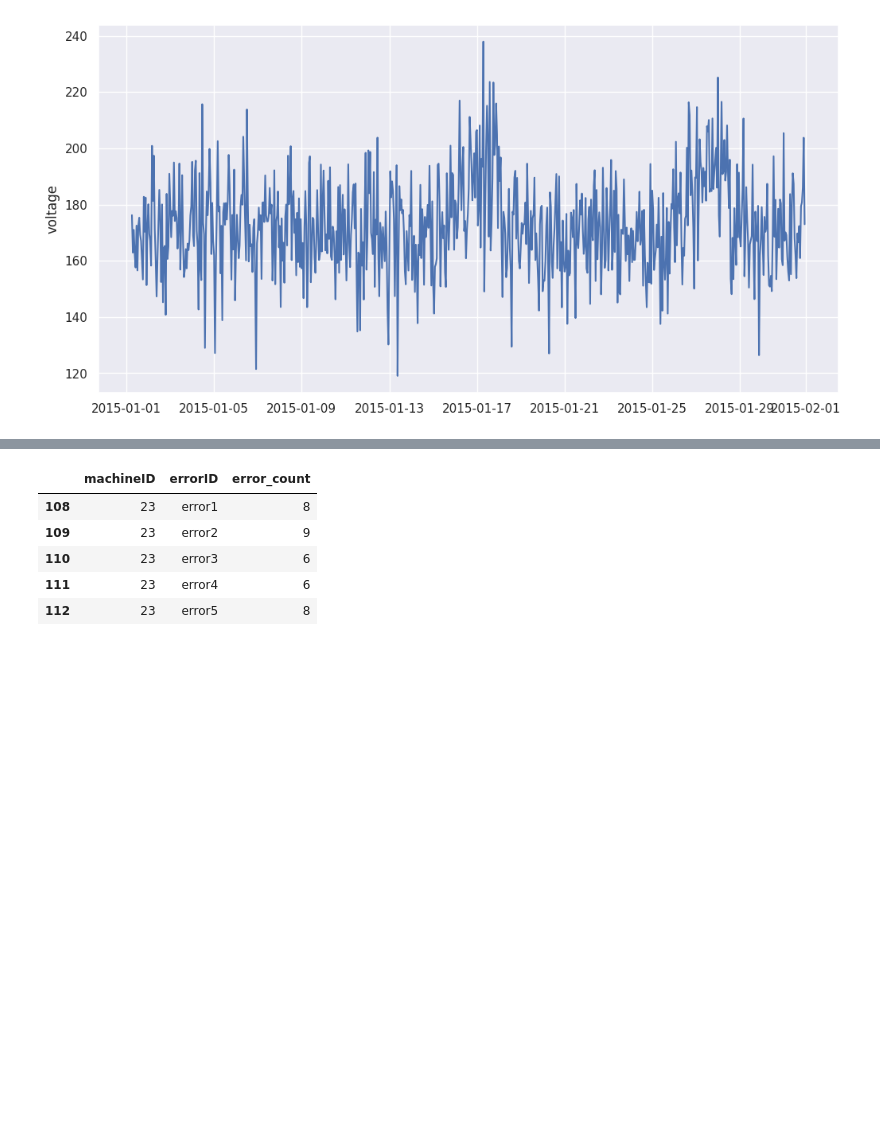
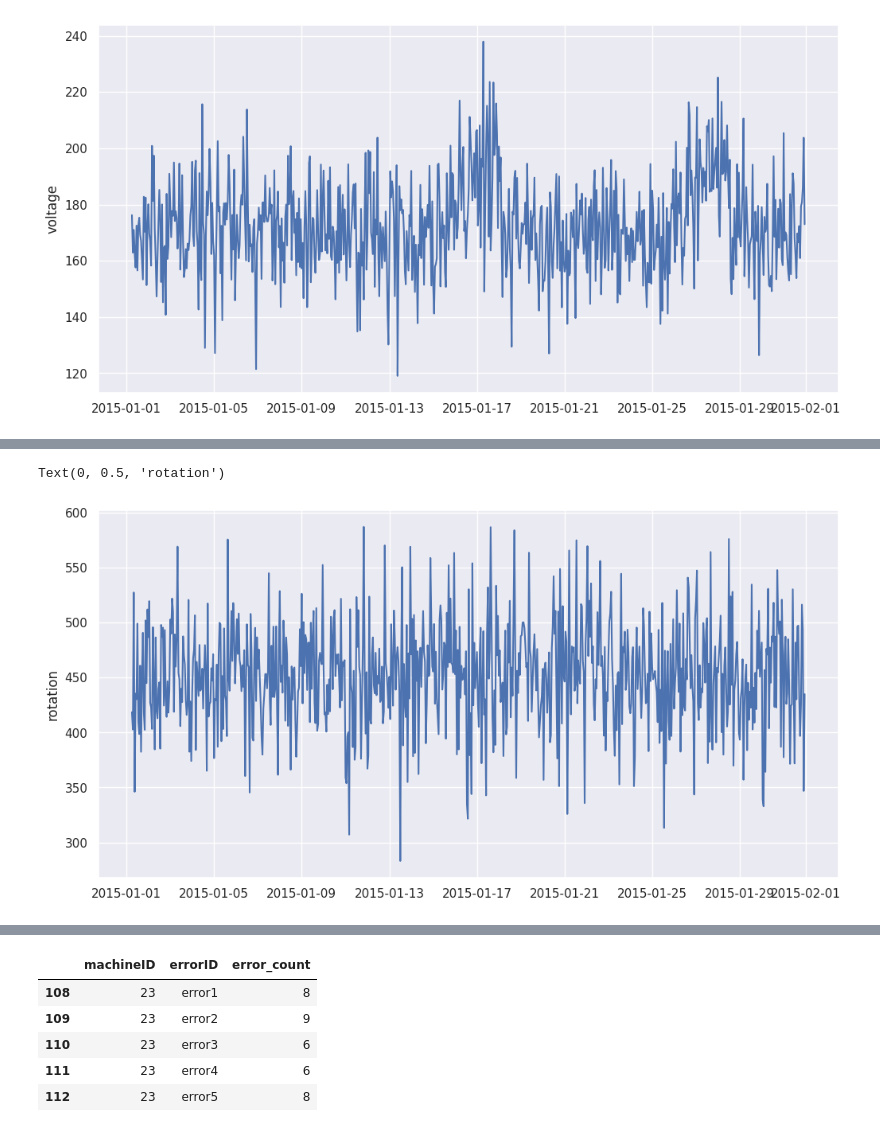
Before and after one commit to gplinkage/Data-Science-ML-AI, a Jupyter notebook: Projects/Predictive_Maintanance_Capstone_Project.ipynb, the cells around one changed output, grey strips where cells are left out. Saved outputs shown, nothing was run; the diff lists cells and outputs as text; code cells hidden in the pictures; blank space fills up the shorter version.

```diff
--- a/Projects/Predictive_Maintanance_Capstone_Project.ipynb
+++ b/Projects/Predictive_Maintanance_Capstone_Project.ipynb
@@ -356,0 +394,12 @@ Text(0, 0.5, 'voltage')
+# %%
+plot_df = telemetry.loc[(telemetry['machineID'] == 1) &
+                        (telemetry['datetime'] > pd.to_datetime('2015-01-01')) &
+                        (telemetry['datetime'] < pd.to_datetime('2015-02-01')), ['datetime', 'rotate']]
+
+sns.set_style("darkgrid")
+plt.figure(figsize=(12, 6))
+plt.plot(plot_df['datetime'], plot_df['rotate'])
+plt.ylabel('rotation')
+# %% [output]
+Text(0, 0.5, 'rotation')
+[figure, added]
```
Also changed, not shown: parts of 10 cells of this notebook.
